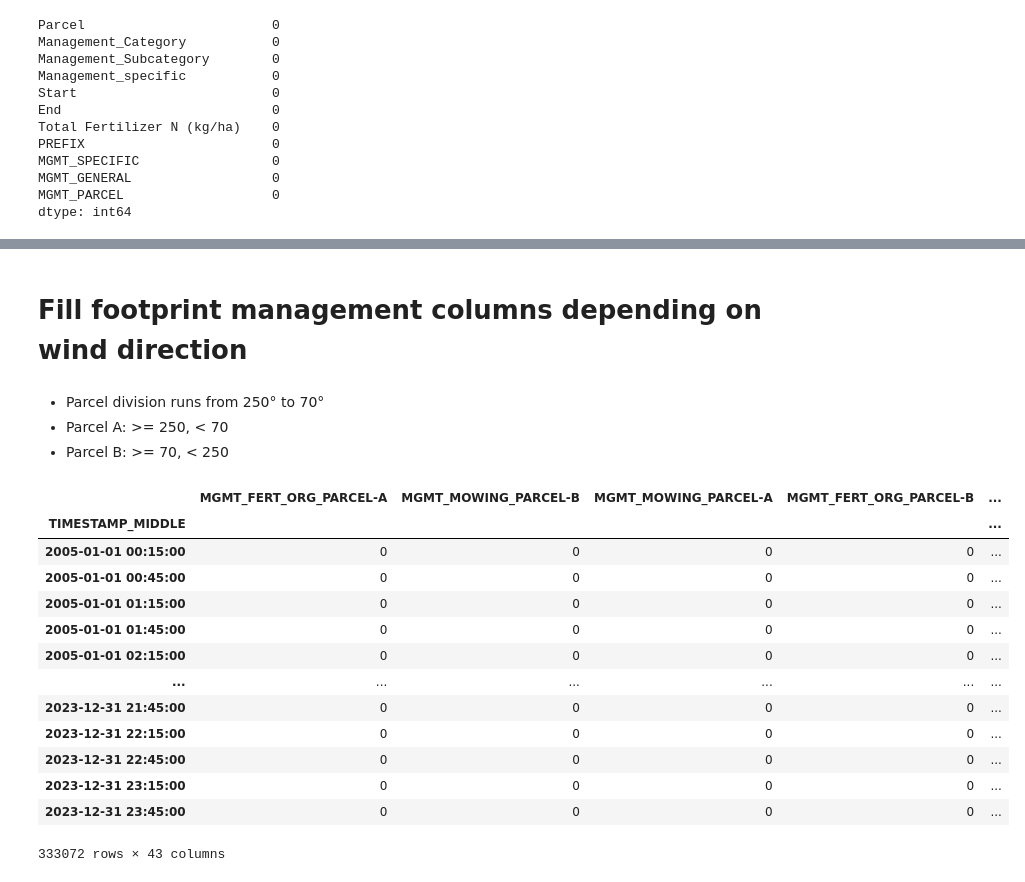
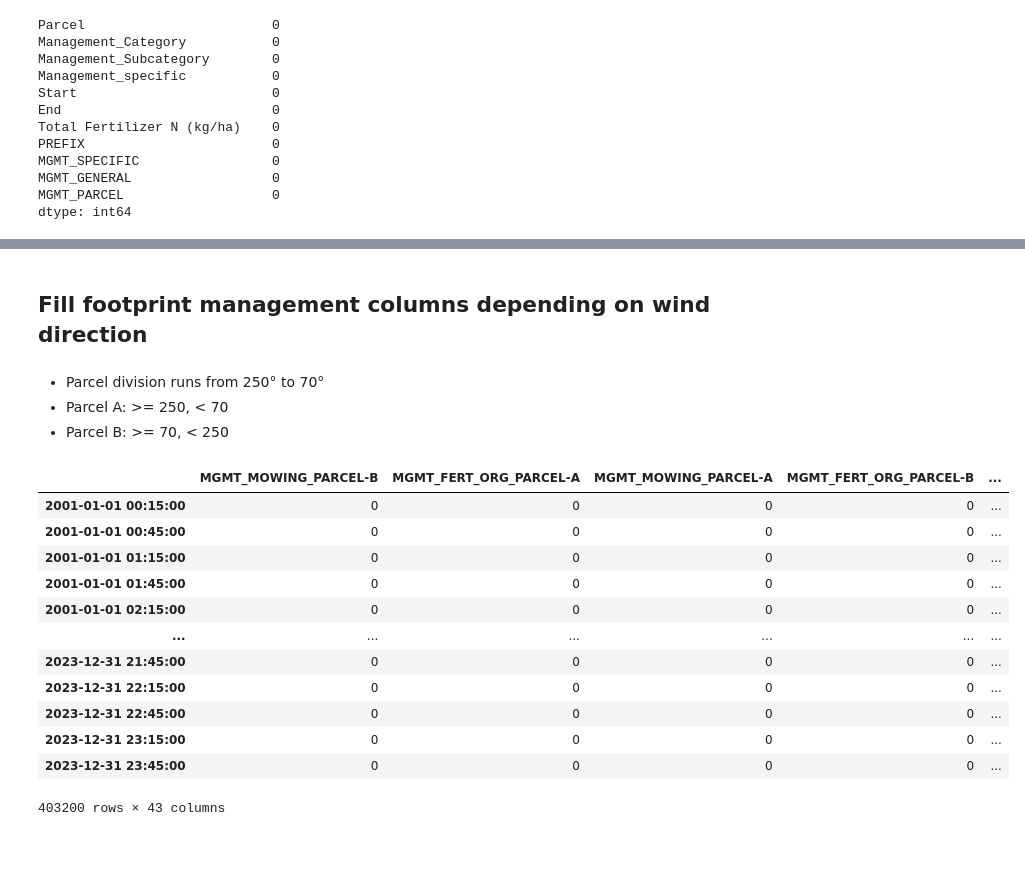
Before and after one commit to holukas/dataset_cha_fp2024_2005-2023, a Jupyter notebook: notebooks/15_MANAGEMENT/16.0_ConvertMgmtToTimeseries.ipynb, the cells around one changed output, grey strips where cells are left out. Drawn from its saved outputs; the diff is of its cells as text; code cells hidden in the pictures; blank space fills up the shorter version.

```diff
--- a/notebooks/15_MANAGEMENT/16.0_ConvertMgmtToTimeseries.ipynb
+++ b/notebooks/15_MANAGEMENT/16.0_ConvertMgmtToTimeseries.ipynb
@@ -216,4 +223,0 @@ mgmt_detailed
-# %%
-keeplocs = mgmt_detailed['Start'].dt.year >= 2005
-mgmt_detailed = mgmt_detailed.loc[keeplocs].copy()
-mgmt_detailed
@@ -369,0 +362,3 @@ counts_df
+# %%
+timestamp_full = pd.date_range("2001-01-01 00:15:00", fluxdf.index[-1], freq='30min')
+timestamp_full
@@ -372,5 +371,5 @@ counts_df
 # %%
 cols = counts_df['MGMT_PARCEL'].tolist()
-mgmt = pd.DataFrame(index=fluxdf.index, columns=cols)
-mgmt.head(3)
+mgmt = pd.DataFrame(index=timestamp_full, columns=cols)
+mgmt
 # %% [output]
@@ -582,5 +602,5 @@ mgmt
 # %% [markdown]
-# Fill footprint management columns depending on wind direction
+## Fill footprint management columns depending on wind direction
 # %% [markdown]
 - Parcel division runs from 250° to 70°
 - Parcel A: >= 250, < 70
@@ -590,7 +610,6 @@ winddir = mgmt['WD'].copy()
 
 locs_parcel_a = (mgmt['WD'] >= 250) | (mgmt['WD'] < 70)
 locs_parcel_b = (mgmt['WD'] >= 70) & (mgmt['WD'] < 250)
-test = mgmt.copy()
 
 for m in mgmt_cols:
     fp_var = f"{m}_FOOTPRINT"
@@ -598,32 +617,26 @@ for m in mgmt_cols:
 
     parcela_var = f"{m}_PARCEL-A"
     parcela_timesince_var = f"TIMESINCE_{m}_PARCEL-A"
-    test.loc[locs_parcel_a, fp_var] = test.loc[locs_parcel_a, parcela_var]
-    test.loc[locs_parcel_a, fp_timesince_var] = test.loc[locs_parcel_a, parcela_timesince_var]
+    mgmt.loc[locs_parcel_a, fp_var] = mgmt.loc[locs_parcel_a, parcela_var]
+    mgmt.loc[locs_parcel_a, fp_timesince_var] = mgmt.loc[locs_parcel_a, parcela_timesince_var]
 
     parcelb_var = f"{m}_PARCEL-B"
     parcelb_timesince_var = f"TIMESINCE_{m}_PARCEL-B"
-    test.loc[locs_parcel_b, fp_var] = test.loc[locs_parcel_b, parcelb_var]
-    test.loc[locs_parcel_b, fp_timesince_var] = test.loc[locs_parcel_b, parcelb_timesince_var]
-
-        # timesincecol = f"TIMESINCE_{m}_PARCEL-A"
-    # display(test.loc[locs_parcel_a, fp_var])
-
-# test.loc[locs_parcel_a, :]
+    mgmt.loc[locs_parcel_b, fp_var] = mgmt.loc[locs_parcel_b, parcelb_var]
+    mgmt.loc[locs_parcel_b, fp_timesince_var] = mgmt.loc[locs_parcel_b, parcelb_timesince_var]
 # %%
-test
+mgmt
 # %% [output]
-|  | MGMT_FERT_ORG_PARCEL-A | MGMT_MOWING_PARCEL-B | MGMT_MOWING_PARCEL-A | MGMT_FERT_ORG_PARCEL-B | ... |
-| TIMESTAMP_MIDDLE |  |  |  |  | ... |
-| 2005-01-01 00:15:00 | 0 | 0 | 0 | 0 | ... |
-| 2005-01-01 00:45:00 | 0 | 0 | 0 | 0 | ... |
-| 2005-01-01 01:15:00 | 0 | 0 | 0 | 0 | ... |
-| 2005-01-01 01:45:00 | 0 | 0 | 0 | 0 | ... |
-| 2005-01-01 02:15:00 | 0 | 0 | 0 | 0 | ... |
+|  | MGMT_MOWING_PARCEL-B | MGMT_FERT_ORG_PARCEL-A | MGMT_MOWING_PARCEL-A | MGMT_FERT_ORG_PARCEL-B | ... |
+| 2001-01-01 00:15:00 | 0 | 0 | 0 | 0 | ... |
+| 2001-01-01 00:45:00 | 0 | 0 | 0 | 0 | ... |
+| 2001-01-01 01:15:00 | 0 | 0 | 0 | 0 | ... |
+| 2001-01-01 01:45:00 | 0 | 0 | 0 | 0 | ... |
+| 2001-01-01 02:15:00 | 0 | 0 | 0 | 0 | ... |
 | ... | ... | ... | ... | ... | ... |
 | 2023-12-31 21:45:00 | 0 | 0 | 0 | 0 | ... |
 | 2023-12-31 22:15:00 | 0 | 0 | 0 | 0 | ... |
 | 2023-12-31 22:45:00 | 0 | 0 | 0 | 0 | ... |
 | 2023-12-31 23:15:00 | 0 | 0 | 0 | 0 | ... |
 | 2023-12-31 23:45:00 | 0 | 0 | 0 | 0 | ... |
-333072 rows × 43 columns
+403200 rows × 43 columns
```
Also changed, not shown: parts of 78 cells of this notebook, 1 other file.
